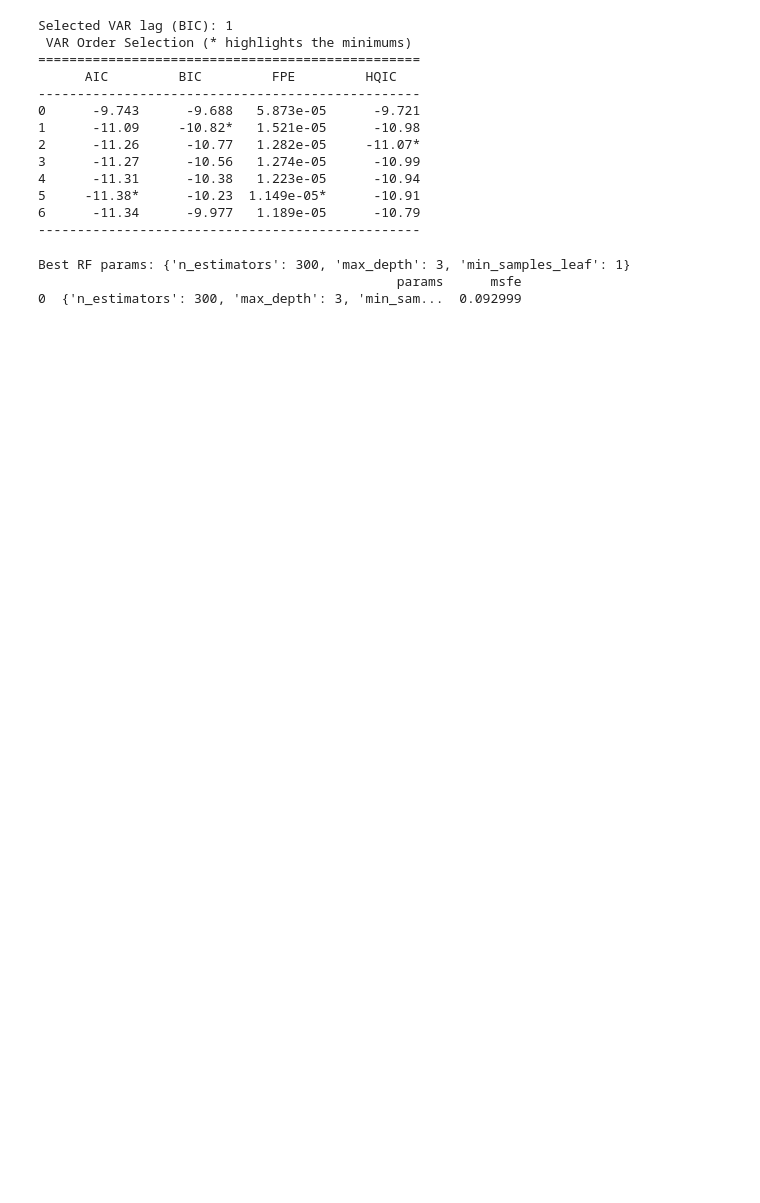
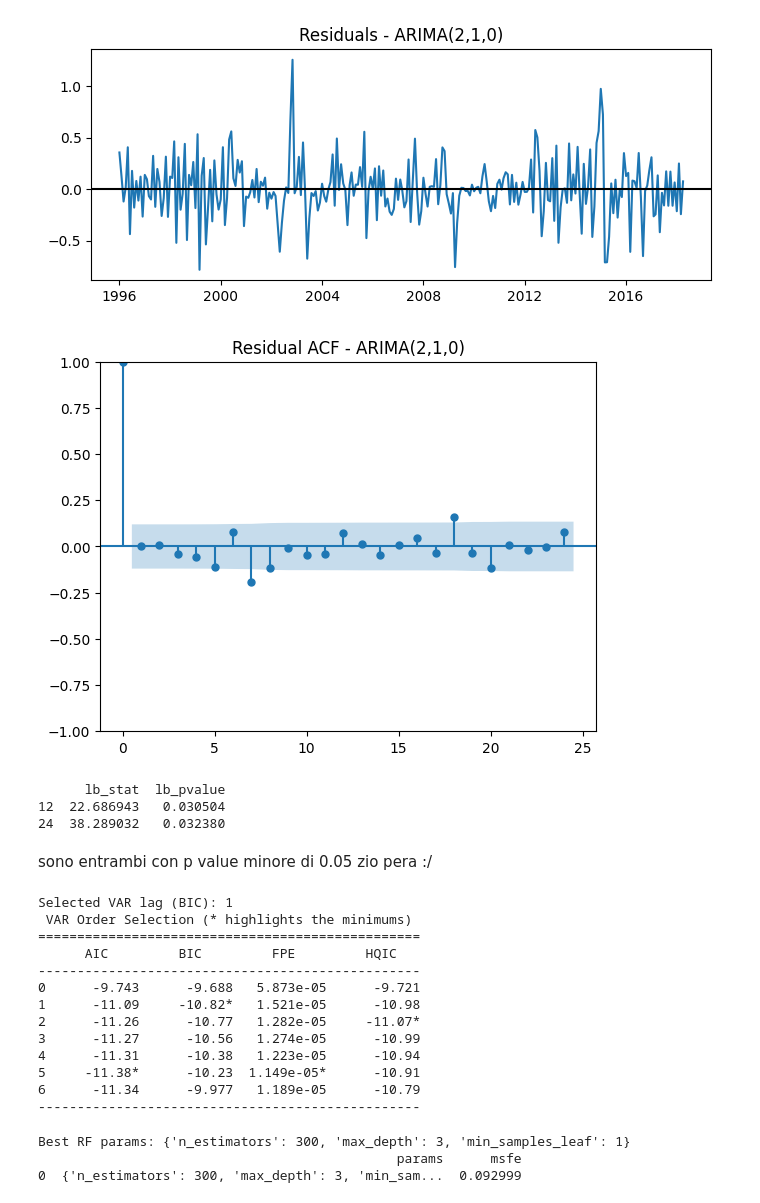
Before and after one commit to alessandro-macchi/bayesian_analysis, a Jupyter notebook: main_analysis.ipynb, the cells around one changed output. Saved outputs shown, nothing was run; the diff lists cells and outputs as text; code cells hidden in the pictures; blank space fills up the shorter version.

```diff
--- a/main_analysis.ipynb
+++ b/main_analysis.ipynb
@@ -160,3 +321,33 @@ Warnings:
+# %%
+from statsmodels.stats.diagnostic import acorr_ljungbox
+from statsmodels.graphics.tsaplots import plot_acf
+import matplotlib.pyplot as plt
+
+resid = results_dict[(2,1,1)].resid.dropna()
+
+# Residual plot
+plt.figure(figsize=(8,3))
+plt.plot(resid)
+plt.axhline(0, color="black")
+plt.title("Residuals - ARIMA(2,1,0)")
+plt.show()
+
+# Residual ACF
+plot_acf(resid, lags=24)
+plt.title("Residual ACF - ARIMA(2,1,0)")
+plt.show()
+
+# Ljung-Box
+lb = acorr_ljungbox(resid, lags=[12,24], return_df=True)
+print(lb)
+# %% [output]
+[figure, added]
+[figure, added]
+      lb_stat  lb_pvalue
+12  22.686943   0.030504
+24  38.289032   0.032380
+# %% [markdown]
+sono entrambi con p value minore di 0.05 zio pera :/
 # %%
 # ---------------------------------------------------------------------
 # 3. VAR: multivariate dynamics of (dlog_eui, log_gpr, dlog_cpu, dlog_oil_price)
```
Also changed, not shown: parts of 5 cells of this notebook.
